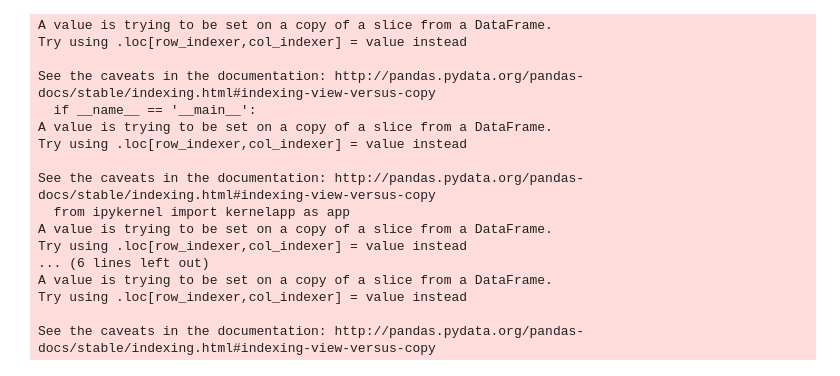
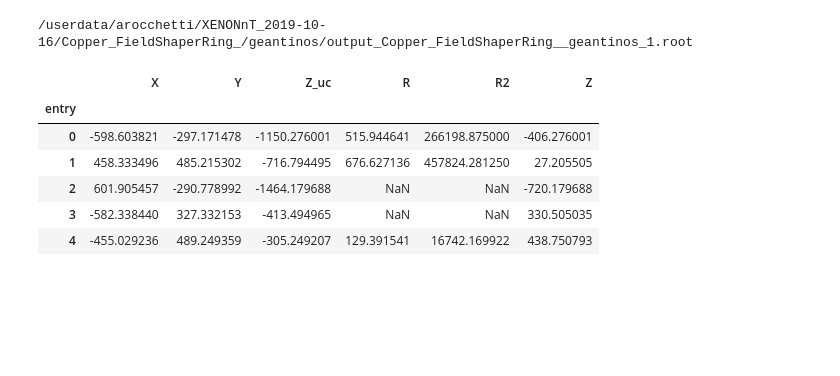
Before and after one commit to ariannarocchetti/MonteCarlo_ER, a Jupyter notebook: geometry_checks.ipynb, the cells around one changed output. Saved outputs shown, nothing was run; the diff lists cells and outputs as text; code cells hidden in the pictures; blank space fills up the shorter version.

Commit message:
check_geo

```diff
--- a/geometry_checks.ipynb
+++ b/geometry_checks.ipynb
@@ -30,27 +21,44 @@ data.head(3)
-# %%
-data['rp_pri'] = np.sqrt(data.xp_pri*data.xp_pri + data.yp_pri*data.yp_pri)
-data['rp_pri2'] = data.rp_pri*data.rp_pri
-offset = 1488/2
-data['z'] = data.zp_pri + offset
-m1 = -0.40431
-m2 = 0.38274
-data['q1'] = data.z - m1* data.rp_pri
-data['q2'] = data.z - m2* data.rp_pri
-# %% [output]
-A value is trying to be set on a copy of a slice from a DataFrame.
-Try using .loc[row_indexer,col_indexer] = value instead
-
-See the caveats in the documentation: http://pandas.pydata.org/pandas-docs/stable/indexing.html#indexing-view-versus-copy
-  if __name__ == '__main__':
-A value is trying to be set on a copy of a slice from a DataFrame.
-Try using .loc[row_indexer,col_indexer] = value instead
-
-See the caveats in the documentation: http://pandas.pydata.org/pandas-docs/stable/indexing.html#indexing-view-versus-copy
-  from ipykernel import kernelapp as app
-A value is trying to be set on a copy of a slice from a DataFrame.
-Try using .loc[row_indexer,col_indexer] = value instead
-... (6 lines left out)
-A value is trying to be set on a copy of a slice from a DataFrame.
-Try using .loc[row_indexer,col_indexer] = value instead
-
-See the caveats in the documentation: http://pandas.pydata.org/pandas-docs/stable/indexing.html#indexing-view-versus-copy
+# %%
+materials = [
+    'Teflon_Pillar_',         #0
+    "SS_OuterCryostat",       #1
+    "SS_InnerCryostat",       #2
+    "OuterCryostatReflector", #3
+    "SS_BellPlate",           #4
+    "SS_BellSideWall",        #5
+    "PmtTpc",                 #6
+    "Copper_TopRing",         #7
+    "Copper_LowerRing",       #8
+    "Copper_FieldGuard_",     #9
+    "Copper_FieldShaperRing_" #10
+    ]
+
+material  = materials[10]
+# %%
+#oper with UpRoot --- check out the reiteration among files
+
+rootfile = '/userdata/arocchetti/XENONnT_2019-10-16/'+ material + '/geantinos/output_'+ material+'_geantinos_1.root'
+print(rootfile)
+def get_xyz(rootfile):
+    file = uproot.open(rootfile)
+    tree = file["events/events"]
+    xp = tree["xp_pri"].array()
+    df = tree.pandas.df([ "xp_pri", "yp_pri", "zp_pri"])
+    df.columns = ['X', 'Y', 'Z_uc'] #rename
+    #Add some variables
+    df['R'] = np.sqrt(df.X*df.Y+ df.Y*df.Y)
+    df['R2'] = df.R*df.R
+    offset = 1488/2
+    df['Z'] = df.Z_uc+ offset
+    return df
+data = get_xyz(rootfile)
+data.head()
+# %% [output]
+/userdata/arocchetti/XENONnT_2019-10-16/Copper_FieldShaperRing_/geantinos/output_Copper_FieldShaperRing__geantinos_1.root
+|  | X | Y | Z_uc | R | R2 | Z |
+| entry |  |  |  |  |  |  |
+| 0 | -598.603821 | -297.171478 | -1150.276001 | 515.944641 | 266198.875000 | -406.276001 |
+| 1 | 458.333496 | 485.215302 | -716.794495 | 676.627136 | 457824.281250 | 27.205505 |
+| 2 | 601.905457 | -290.778992 | -1464.179688 | NaN | NaN | -720.179688 |
+| 3 | -582.338440 | 327.332153 | -413.494965 | NaN | NaN | 330.505035 |
+| 4 | -455.029236 | 489.249359 | -305.249207 | 129.391541 | 16742.169922 | 438.750793 |
```
Also changed, not shown: parts of 14 cells of this notebook.
